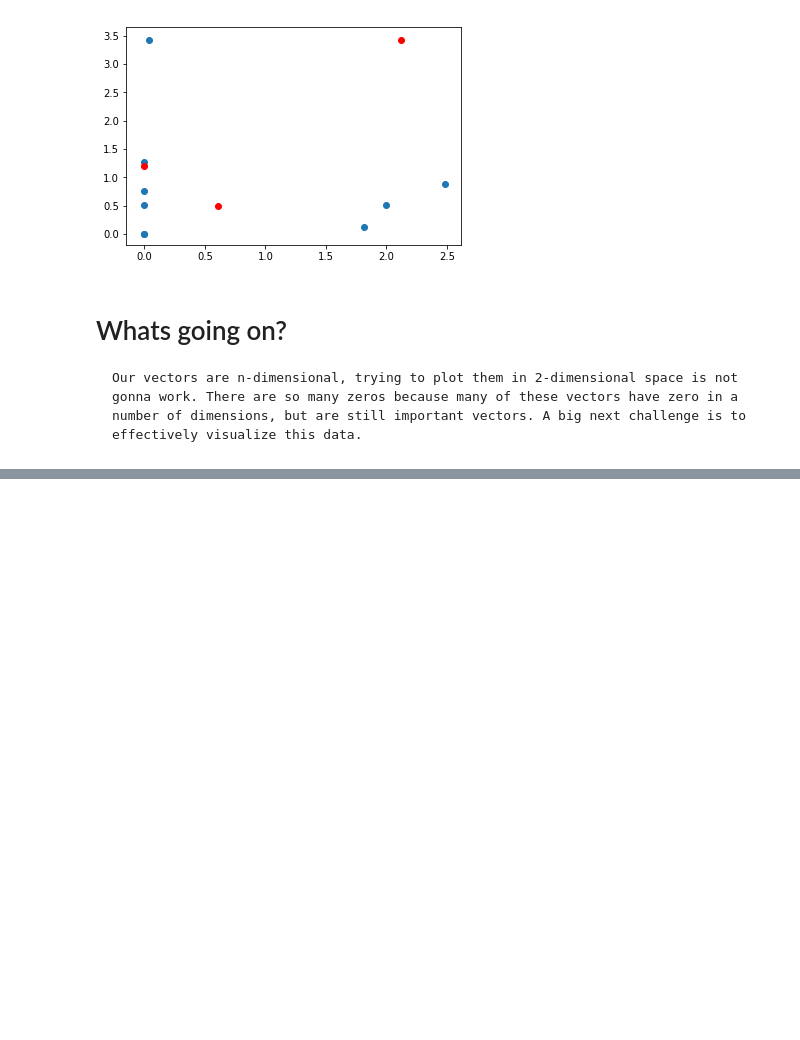
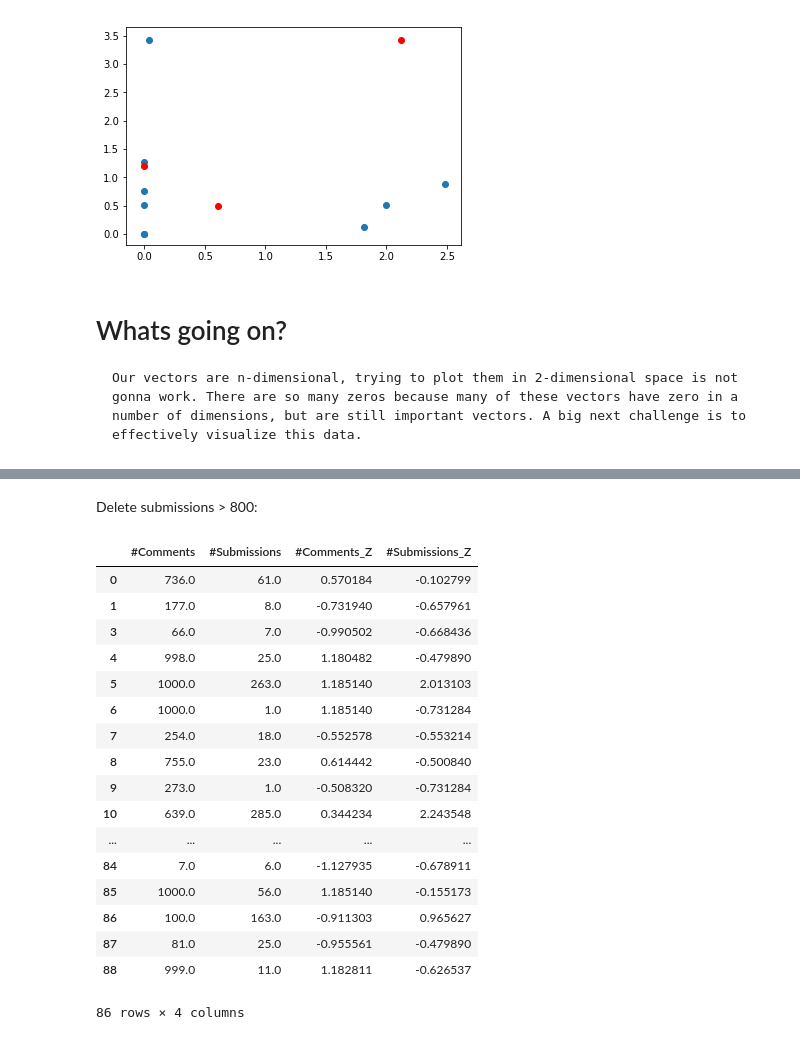
Before and after one commit to minivesper/RedditClustering, a Jupyter notebook: RedditData.ipynb, the cells around one changed output, grey strips where cells are left out. Cells and saved outputs as stored; diff of their text form; code cells hidden in the pictures; blank space fills up the shorter version.

```diff
--- a/RedditData.ipynb
+++ b/RedditData.ipynb
@@ -379,0 +320,8 @@ The number of posts reddit users make is not nearly a normal distribution. There
+# %%
+donaldc = pd.read_csv('donaldCFreq.csv')
+donalds = pd.read_csv('donaldSFreq.csv')
+
+print("DonaldCFreq:")
+print(donaldc)
+print("donaldSFreq:")
+print(donalds)
@@ -379,0 +346,4 @@ The number of posts reddit users make is not nearly a normal distribution. There
+# %%
+#dataframe for donaldc
+donaldc["total_comments"] = donaldc.sum(axis = 1)
+donaldc["total_comments"]
@@ -379,0 +415,24 @@ The number of posts reddit users make is not nearly a normal distribution. There
+# %% [markdown]
+Delete submissions > 800:
+# %%
+donaldCombined = donaldCombined[donaldCombined["#Submissions"] < 800]
+donaldCombined
+# %% [output]
+|  | #Comments | #Submissions | #Comments_Z | #Submissions_Z |
+| 0 | 736.0 | 61.0 | 0.570184 | -0.102799 |
+| 1 | 177.0 | 8.0 | -0.731940 | -0.657961 |
+| 3 | 66.0 | 7.0 | -0.990502 | -0.668436 |
+| 4 | 998.0 | 25.0 | 1.180482 | -0.479890 |
+| 5 | 1000.0 | 263.0 | 1.185140 | 2.013103 |
+| 6 | 1000.0 | 1.0 | 1.185140 | -0.731284 |
+| 7 | 254.0 | 18.0 | -0.552578 | -0.553214 |
+| 8 | 755.0 | 23.0 | 0.614442 | -0.500840 |
+| 9 | 273.0 | 1.0 | -0.508320 | -0.731284 |
+| 10 | 639.0 | 285.0 | 0.344234 | 2.243548 |
+| ... | ... | ... | ... | ... |
+| 84 | 7.0 | 6.0 | -1.127935 | -0.678911 |
+| 85 | 1000.0 | 56.0 | 1.185140 | -0.155173 |
+| 86 | 100.0 | 163.0 | -0.911303 | 0.965627 |
+| 87 | 81.0 | 25.0 | -0.955561 | -0.479890 |
+| 88 | 999.0 | 11.0 | 1.182811 | -0.626537 |
+86 rows × 4 columns
```
Also changed, not shown: parts of 26 cells of this notebook.
